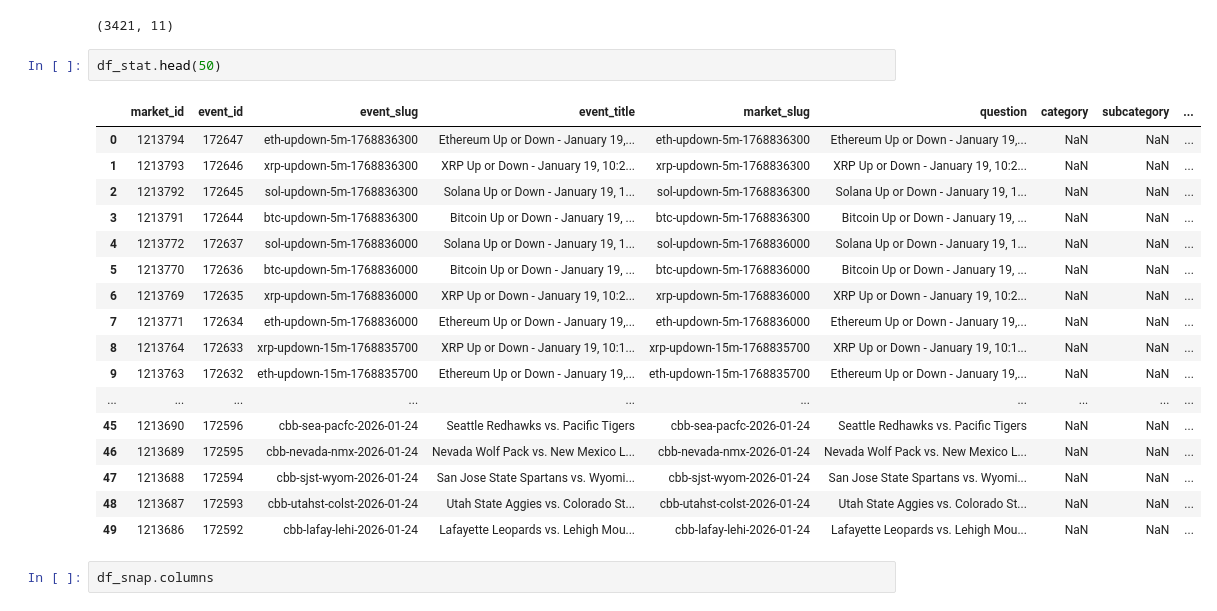
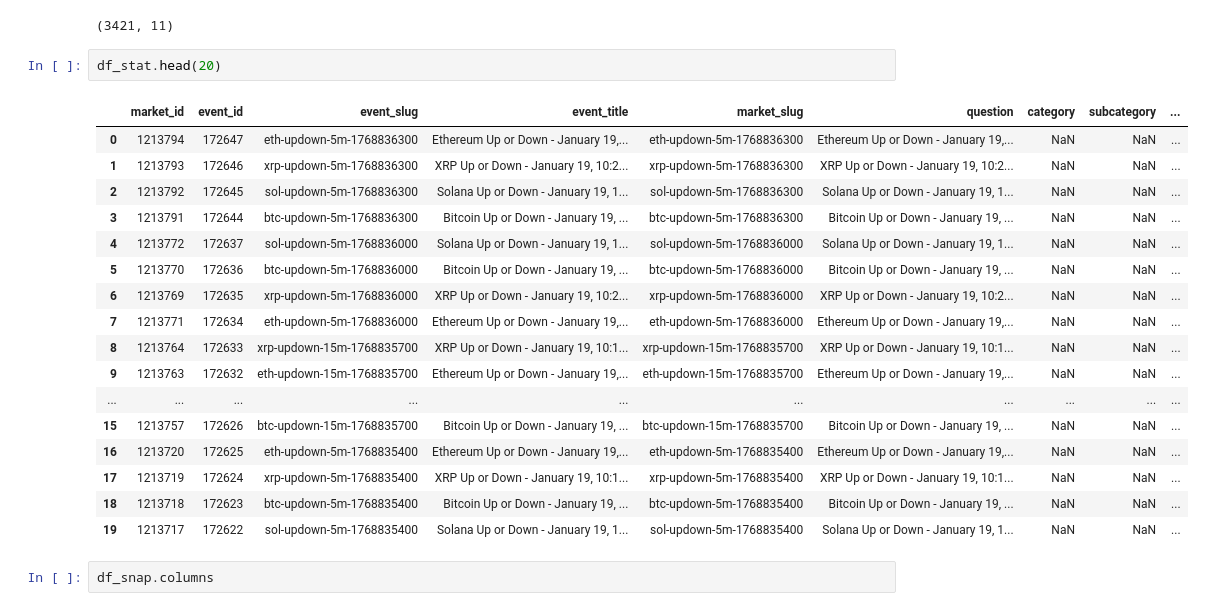
Before and after one commit to marlonmuthiani/UEP-MachineLearning-my-fork, a Jupyter notebook: notebook.ipynb, the cells around one changed output. Cells and saved outputs as stored; diff of their text form.

```diff
--- a/notebook.ipynb
+++ b/notebook.ipynb
@@ -30,25 +30,25 @@ df_stat.shape
 # %% [output]
 (3421, 11)
 # %%
-df_stat.head(50)
+df_stat.head(20)
 # %% [output]
 |  | market_id | event_id | event_slug | event_title | market_slug | question | category | subcategory | ... |
 | 0 | 1213794 | 172647 | eth-updown-5m-1768836300 | Ethereum Up or Down - January 19,... | eth-updown-5m-1768836300 | Ethereum Up or Down - January 19,... | NaN | NaN | ... |
 | 1 | 1213793 | 172646 | xrp-updown-5m-1768836300 | XRP Up or Down - January 19, 10:2... | xrp-updown-5m-1768836300 | XRP Up or Down - January 19, 10:2... | NaN | NaN | ... |
 | 2 | 1213792 | 172645 | sol-updown-5m-1768836300 | Solana Up or Down - January 19, 1... | sol-updown-5m-1768836300 | Solana Up or Down - January 19, 1... | NaN | NaN | ... |
 | 3 | 1213791 | 172644 | btc-updown-5m-1768836300 | Bitcoin Up or Down - January 19, ... | btc-updown-5m-1768836300 | Bitcoin Up or Down - January 19, ... | NaN | NaN | ... |
 | 4 | 1213772 | 172637 | sol-updown-5m-1768836000 | Solana Up or Down - January 19, 1... | sol-updown-5m-1768836000 | Solana Up or Down - January 19, 1... | NaN | NaN | ... |
 | 5 | 1213770 | 172636 | btc-updown-5m-1768836000 | Bitcoin Up or Down - January 19, ... | btc-updown-5m-1768836000 | Bitcoin Up or Down - January 19, ... | NaN | NaN | ... |
 | 6 | 1213769 | 172635 | xrp-updown-5m-1768836000 | XRP Up or Down - January 19, 10:2... | xrp-updown-5m-1768836000 | XRP Up or Down - January 19, 10:2... | NaN | NaN | ... |
 | 7 | 1213771 | 172634 | eth-updown-5m-1768836000 | Ethereum Up or Down - January 19,... | eth-updown-5m-1768836000 | Ethereum Up or Down - January 19,... | NaN | NaN | ... |
 | 8 | 1213764 | 172633 | xrp-updown-15m-1768835700 | XRP Up or Down - January 19, 10:1... | xrp-updown-15m-1768835700 | XRP Up or Down - January 19, 10:1... | NaN | NaN | ... |
 | 9 | 1213763 | 172632 | eth-updown-15m-1768835700 | Ethereum Up or Down - January 19,... | eth-updown-15m-1768835700 | Ethereum Up or Down - January 19,... | NaN | NaN | ... |
 | ... | ... | ... | ... | ... | ... | ... | ... | ... | ... |
-| 45 | 1213690 | 172596 | cbb-sea-pacfc-2026-01-24 | Seattle Redhawks vs. Pacific Tigers | cbb-sea-pacfc-2026-01-24 | Seattle Redhawks vs. Pacific Tigers | NaN | NaN | ... |
-| 46 | 1213689 | 172595 | cbb-nevada-nmx-2026-01-24 | Nevada Wolf Pack vs. New Mexico L... | cbb-nevada-nmx-2026-01-24 | Nevada Wolf Pack vs. New Mexico L... | NaN | NaN | ... |
-| 47 | 1213688 | 172594 | cbb-sjst-wyom-2026-01-24 | San Jose State Spartans vs. Wyomi... | cbb-sjst-wyom-2026-01-24 | San Jose State Spartans vs. Wyomi... | NaN | NaN | ... |
-| 48 | 1213687 | 172593 | cbb-utahst-colst-2026-01-24 | Utah State Aggies vs. Colorado St... | cbb-utahst-colst-2026-01-24 | Utah State Aggies vs. Colorado St... | NaN | NaN | ... |
-| 49 | 1213686 | 172592 | cbb-lafay-lehi-2026-01-24 | Lafayette Leopards vs. Lehigh Mou... | cbb-lafay-lehi-2026-01-24 | Lafayette Leopards vs. Lehigh Mou... | NaN | NaN | ... |
+| 15 | 1213757 | 172626 | btc-updown-15m-1768835700 | Bitcoin Up or Down - January 19, ... | btc-updown-15m-1768835700 | Bitcoin Up or Down - January 19, ... | NaN | NaN | ... |
+| 16 | 1213720 | 172625 | eth-updown-5m-1768835400 | Ethereum Up or Down - January 19,... | eth-updown-5m-1768835400 | Ethereum Up or Down - January 19,... | NaN | NaN | ... |
+| 17 | 1213719 | 172624 | xrp-updown-5m-1768835400 | XRP Up or Down - January 19, 10:1... | xrp-updown-5m-1768835400 | XRP Up or Down - January 19, 10:1... | NaN | NaN | ... |
+| 18 | 1213718 | 172623 | btc-updown-5m-1768835400 | Bitcoin Up or Down - January 19, ... | btc-updown-5m-1768835400 | Bitcoin Up or Down - January 19, ... | NaN | NaN | ... |
+| 19 | 1213717 | 172622 | sol-updown-5m-1768835400 | Solana Up or Down - January 19, 1... | sol-updown-5m-1768835400 | Solana Up or Down - January 19, 1... | NaN | NaN | ... |
 # %%
 df_snap.columns
 # %% [output]
```
Also changed, not shown: 2 other files.
